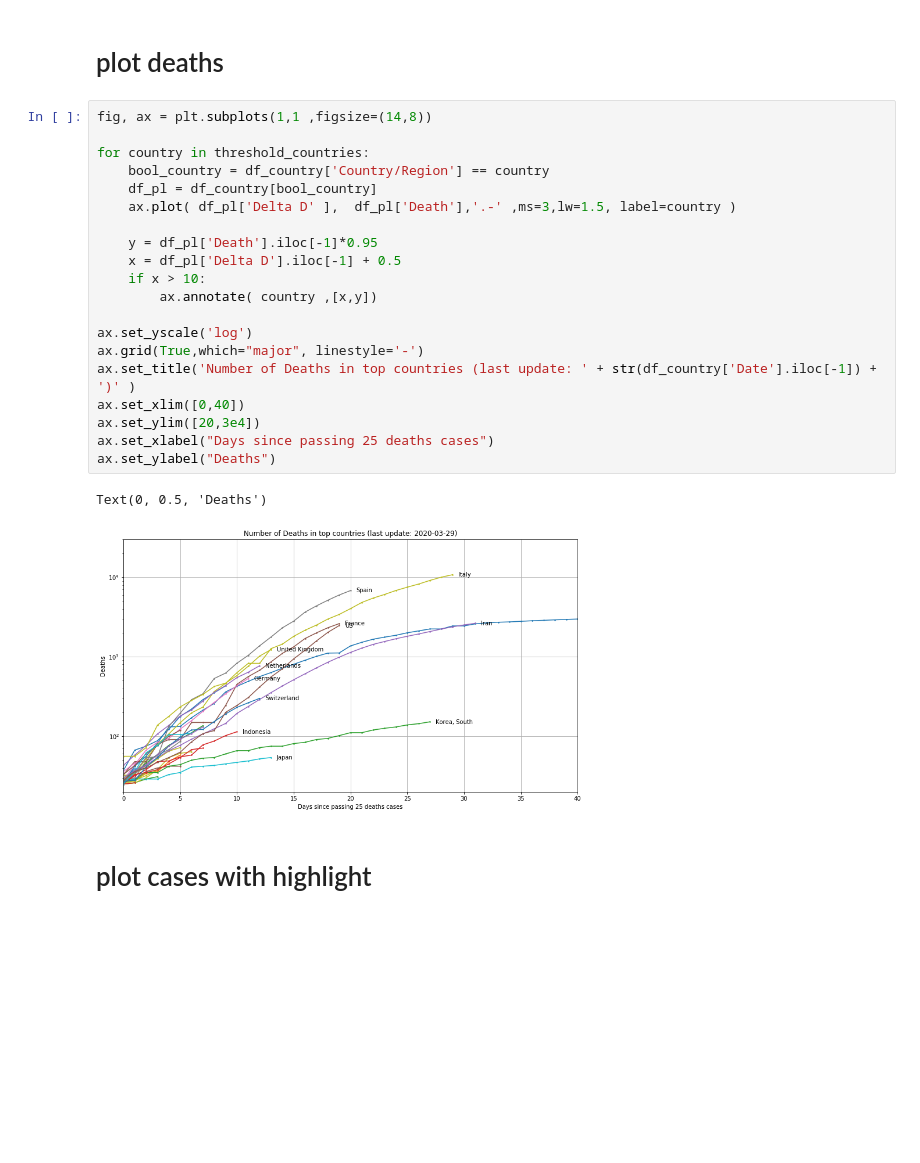
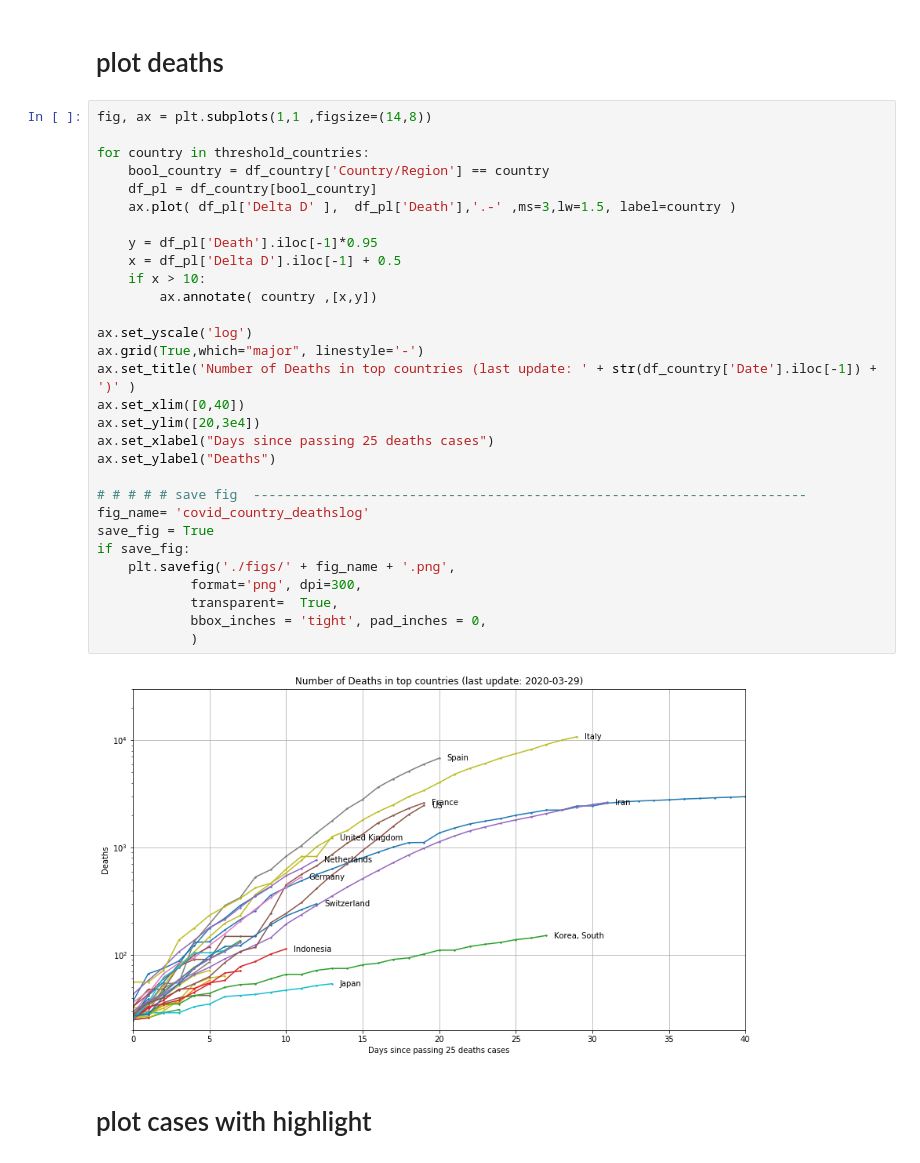
Before and after one commit to tlmohren/Covid19_analysis, a Jupyter notebook: JHUdata_country_log.ipynb, the cells around one changed output. Cells and saved outputs as stored; diff of their text form; blank space fills up the shorter version.

```diff
--- a/JHUdata_country_log.ipynb
+++ b/JHUdata_country_log.ipynb
@@ -96,26 +96,35 @@ if save_fig:
 # %%
 fig, ax = plt.subplots(1,1 ,figsize=(14,8))
 
 for country in threshold_countries:
     bool_country = df_country['Country/Region'] == country
     df_pl = df_country[bool_country]
     ax.plot( df_pl['Delta D' ],  df_pl['Death'],'.-' ,ms=3,lw=1.5, label=country )
 
     y = df_pl['Death'].iloc[-1]*0.95
     x = df_pl['Delta D'].iloc[-1] + 0.5
     if x > 10:
         ax.annotate( country ,[x,y])
 
 ax.set_yscale('log')
 ax.grid(True,which="major", linestyle='-')
 ax.set_title('Number of Deaths in top countries (last update: ' + str(df_country['Date'].iloc[-1]) + ')' )
 ax.set_xlim([0,40])
 ax.set_ylim([20,3e4])
 ax.set_xlabel("Days since passing 25 deaths cases")
 ax.set_ylabel("Deaths")
+
+# # # # # save fig  -----------------------------------------------------------------------
+fig_name= 'covid_country_deathslog'
+save_fig = True
+if save_fig:
+    plt.savefig('./figs/' + fig_name + '.png',
+            format='png', dpi=300,
+            transparent=  True,
+            bbox_inches = 'tight', pad_inches = 0,
+            )
 # %% [output]
-Text(0, 0.5, 'Deaths')
-[figure, old version]
+[figure, new version]
 # %% [markdown]
 # plot cases with highlight
 # %%
```
Also changed, not shown: parts of 2 cells of this notebook, 22 other files.
